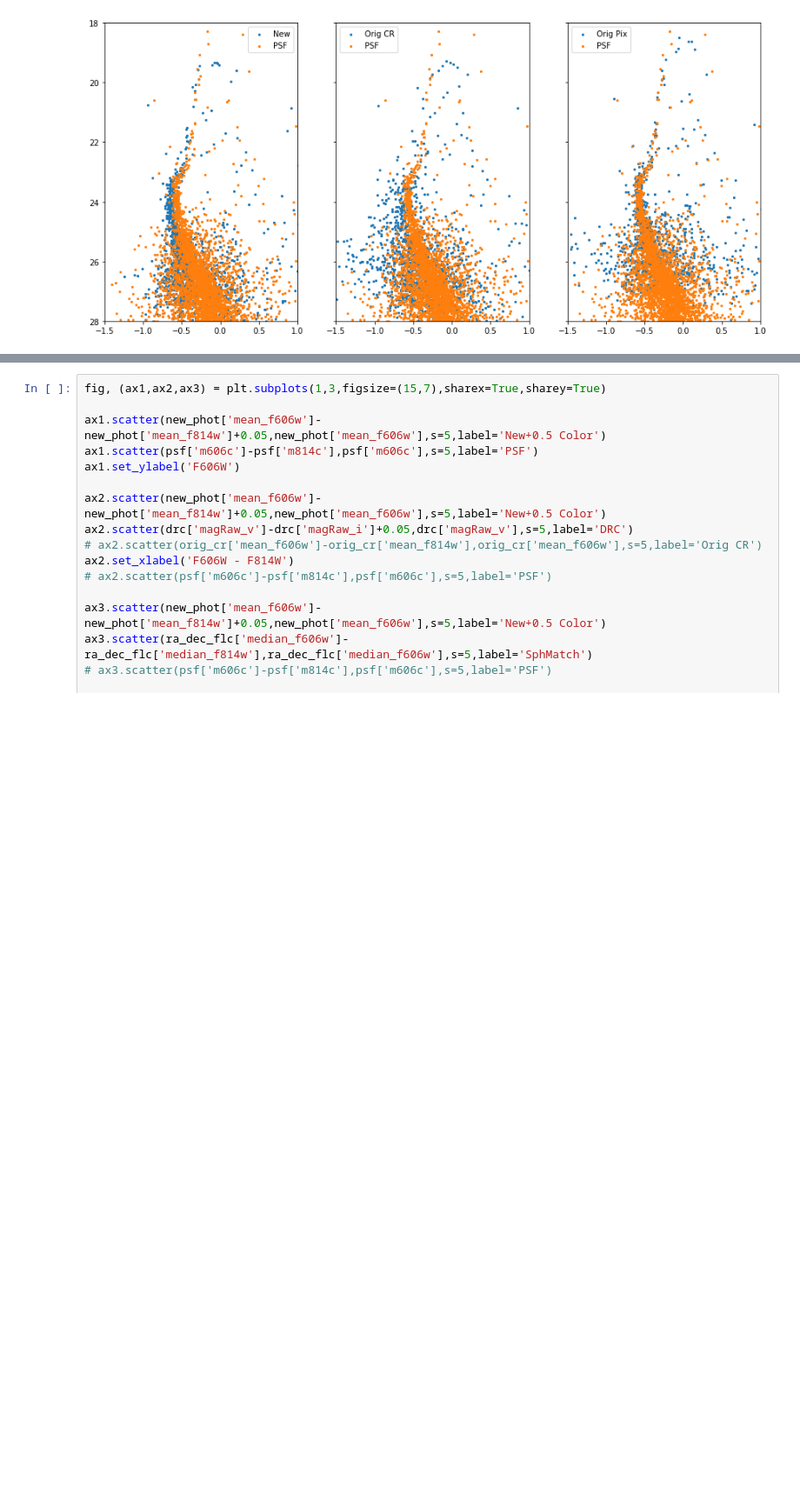
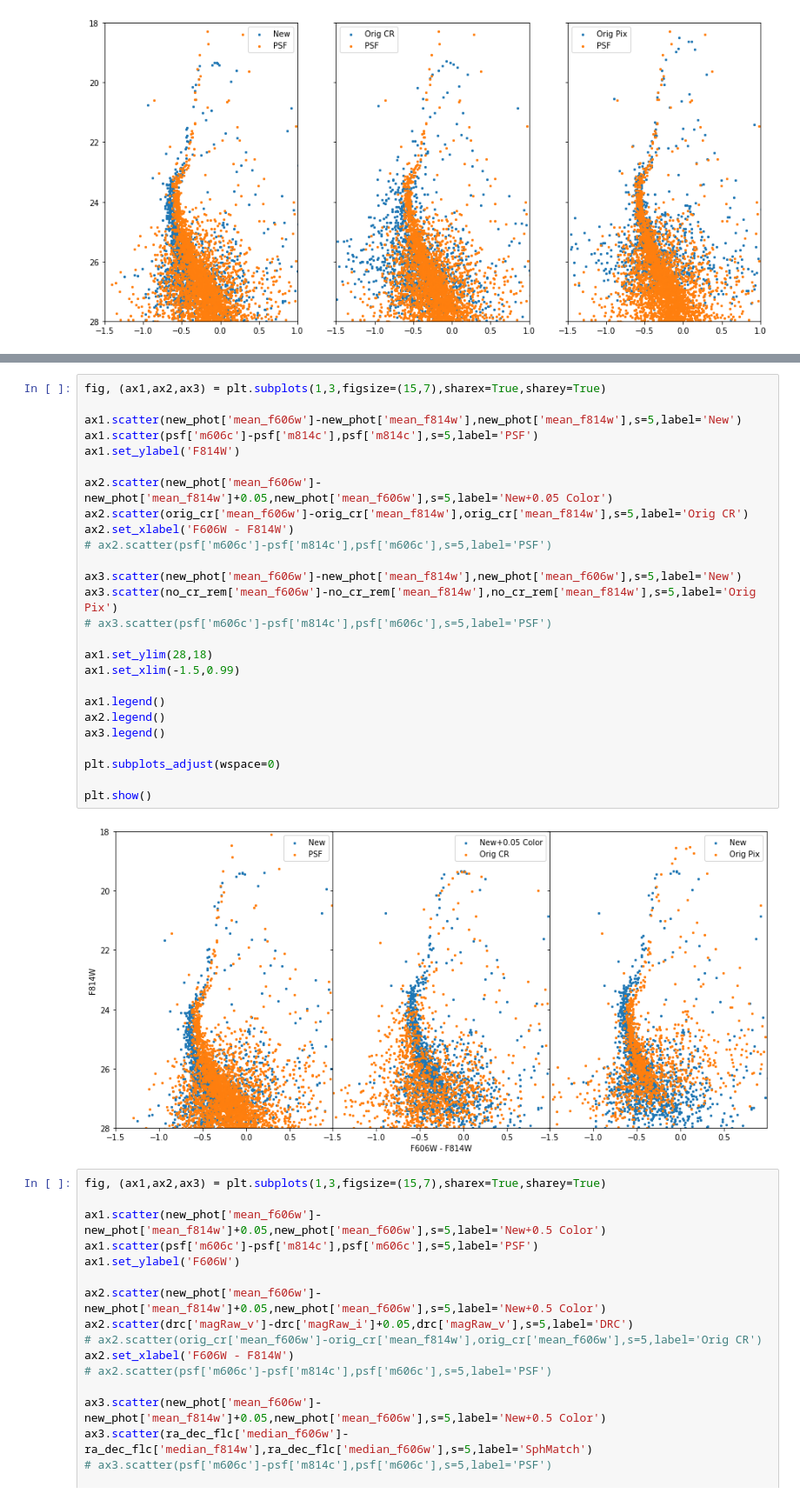
Before and after one commit to hrichstein/treasuryPipeline, a Jupyter notebook: comp2804phot.ipynb, the cells around one changed output, grey strips where cells are left out. Shown at 87% size. Drawn from its saved outputs; the diff is of its cells as text; blank space fills up the shorter version.

```diff
--- a/comp2804phot.ipynb
+++ b/comp2804phot.ipynb
@@ -88,3 +88,31 @@ plt.show()
+# %%
+fig, (ax1,ax2,ax3) = plt.subplots(1,3,figsize=(15,7),sharex=True,sharey=True)
+
+ax1.scatter(new_phot['mean_f606w']-new_phot['mean_f814w'],new_phot['mean_f814w'],s=5,label='New')
+ax1.scatter(psf['m606c']-psf['m814c'],psf['m814c'],s=5,label='PSF')
+ax1.set_ylabel('F814W')
+
+ax2.scatter(new_phot['mean_f606w']-new_phot['mean_f814w']+0.05,new_phot['mean_f606w'],s=5,label='New+0.05 Color')
+ax2.scatter(orig_cr['mean_f606w']-orig_cr['mean_f814w'],orig_cr['mean_f814w'],s=5,label='Orig CR')
+ax2.set_xlabel('F606W - F814W')
+# ax2.scatter(psf['m606c']-psf['m814c'],psf['m606c'],s=5,label='PSF')
+
+ax3.scatter(new_phot['mean_f606w']-new_phot['mean_f814w'],new_phot['mean_f606w'],s=5,label='New')
+ax3.scatter(no_cr_rem['mean_f606w']-no_cr_rem['mean_f814w'],no_cr_rem['mean_f814w'],s=5,label='Orig Pix')
+# ax3.scatter(psf['m606c']-psf['m814c'],psf['m606c'],s=5,label='PSF')
+
+ax1.set_ylim(28,18)
+ax1.set_xlim(-1.5,0.99)
+
+ax1.legend()
+ax2.legend()
+ax3.legend()
+
+plt.subplots_adjust(wspace=0)
+
+plt.show()
+# %% [output]
+[figure, added]
 # %%
 fig, (ax1,ax2,ax3) = plt.subplots(1,3,figsize=(15,7),sharex=True,sharey=True)
 
```
Also changed, not shown: parts of 2 cells of this notebook, 14 other files.
